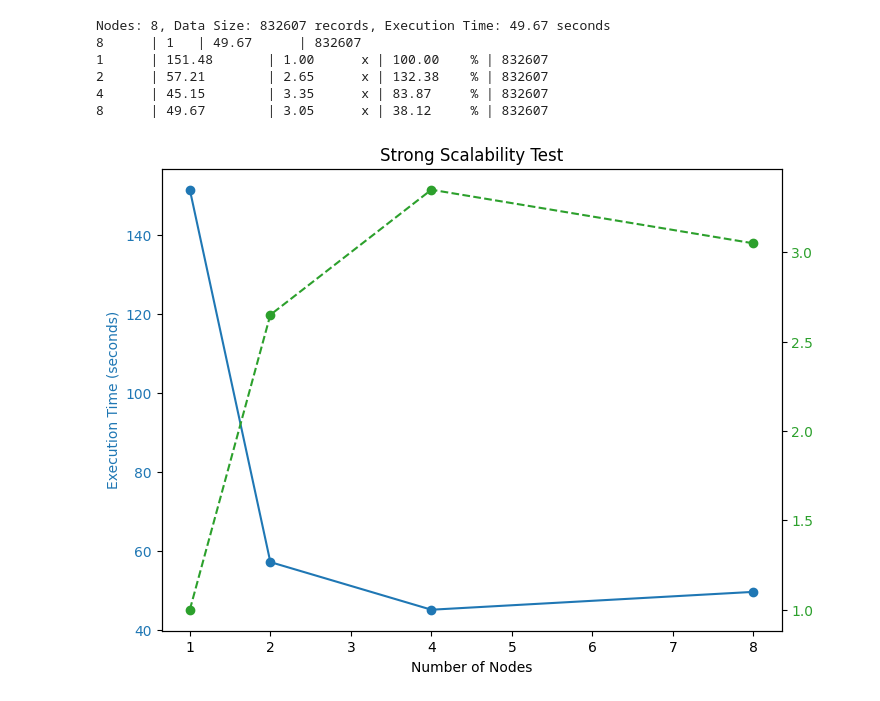
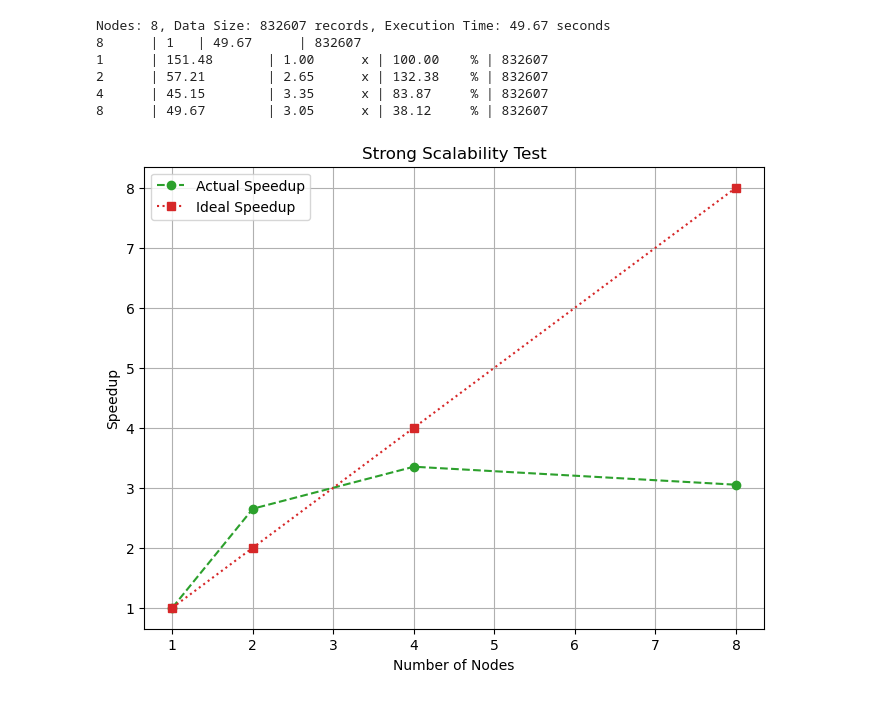
Before and after one commit to houwanliu/DE1_Group23, a Jupyter notebook: Strong_Scalability.ipynb, the cells around one changed output. Cells and saved outputs as stored; diff of their text form; code cells hidden in the pictures.

```diff
--- a/Strong_Scalability.ipynb
+++ b/Strong_Scalability.ipynb
@@ -108,22 +108,20 @@ Nodes: 8, Data Size: 832607 records, Execution Time: 49.67 seconds
 # %%
 import matplotlib.pyplot as plt
 
 nodes = [1, 2, 4, 8]
-times = [151.48, 57.21, 45.15, 49.67]
 speedup = [1.00, 2.65, 3.35, 3.05]
+ideal_speedup = nodes
 
-fig, ax1 = plt.subplots(figsize=(8, 6))
+fig, ax = plt.subplots(figsize=(8, 6))
 
-ax1.set_xlabel('Number of Nodes')
-ax1.set_ylabel('Execution Time (seconds)', color='tab:blue')
-ax1.plot(nodes, times, color='tab:blue', marker='o', label='Execution Time')
-ax1.tick_params(axis='y', labelcolor='tab:blue')
-
-ax2 = ax1.twinx()
-ax2.plot(nodes, speedup, color='tab:green', marker='o', linestyle='--', label='Speedup')
-ax2.tick_params(axis='y', labelcolor='tab:green')
+ax.set_xlabel('Number of Nodes')
+ax.set_ylabel('Speedup')
+ax.plot(nodes, speedup, color='tab:green', marker='o', linestyle='--', label='Actual Speedup')
+ax.plot(nodes, ideal_speedup, color='tab:red', marker='s', linestyle=':', label='Ideal Speedup')
 
 plt.title('Strong Scalability Test')
+plt.legend()
+plt.grid(True)
 plt.show()
 # %% [output]
-[figure, old version]
+[figure, new version]
```
